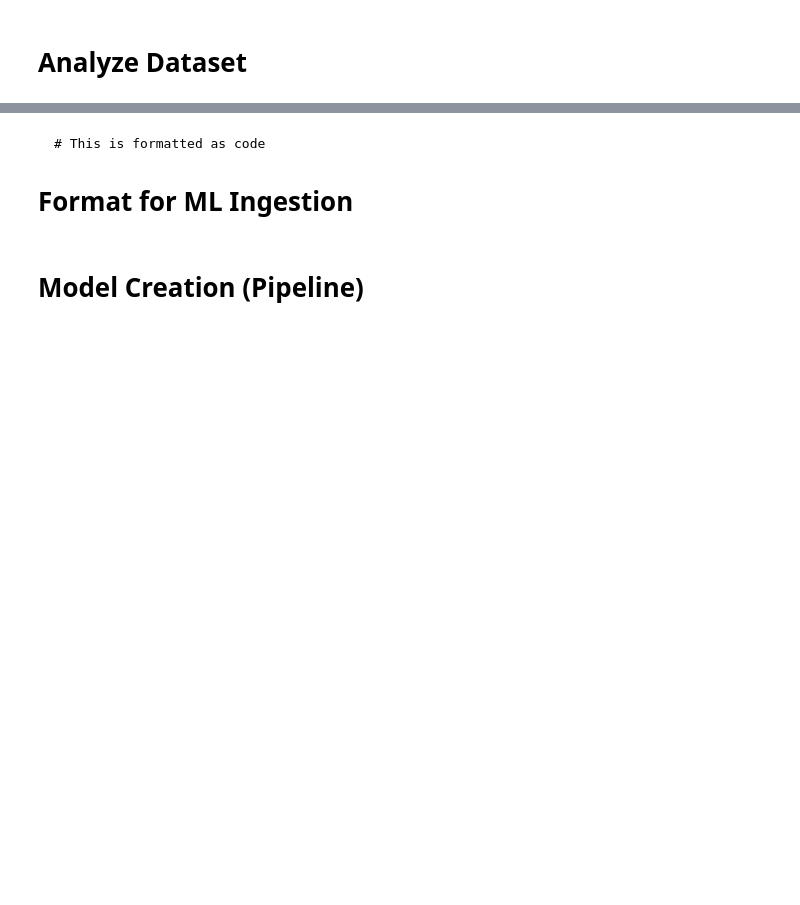
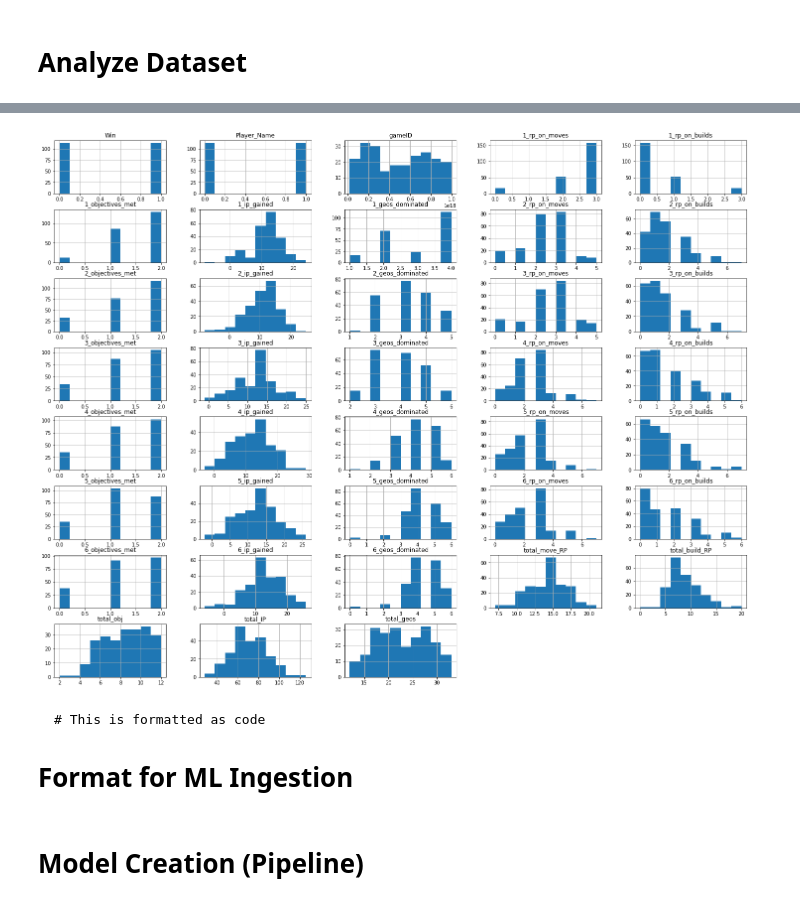
Before and after one commit to Tkokotaj/Test, a Jupyter notebook: 623Project.ipynb, the cells around one changed output, grey strips where cells are left out. Cells and saved outputs as stored; diff of their text form; code cells hidden in the pictures; blank space fills up the shorter version.

```diff
--- a/623Project.ipynb
+++ b/623Project.ipynb
@@ -41,3 +138,10 @@ Saving testdata.csv to testdata (1).csv
+# %%
+
+colors = ['blue', 'green']
+_ = df.hist(layout=(10,5), figsize=(25,25))  #stops it from printing the object by assining it to a garbo variable
+#X_train.hist( layout=(10,5), figsize=(25,25))
+# %% [output]
+[figure, added]
 # %% [markdown]
 
 
```
Also changed, not shown: parts of 9 cells of this notebook.
